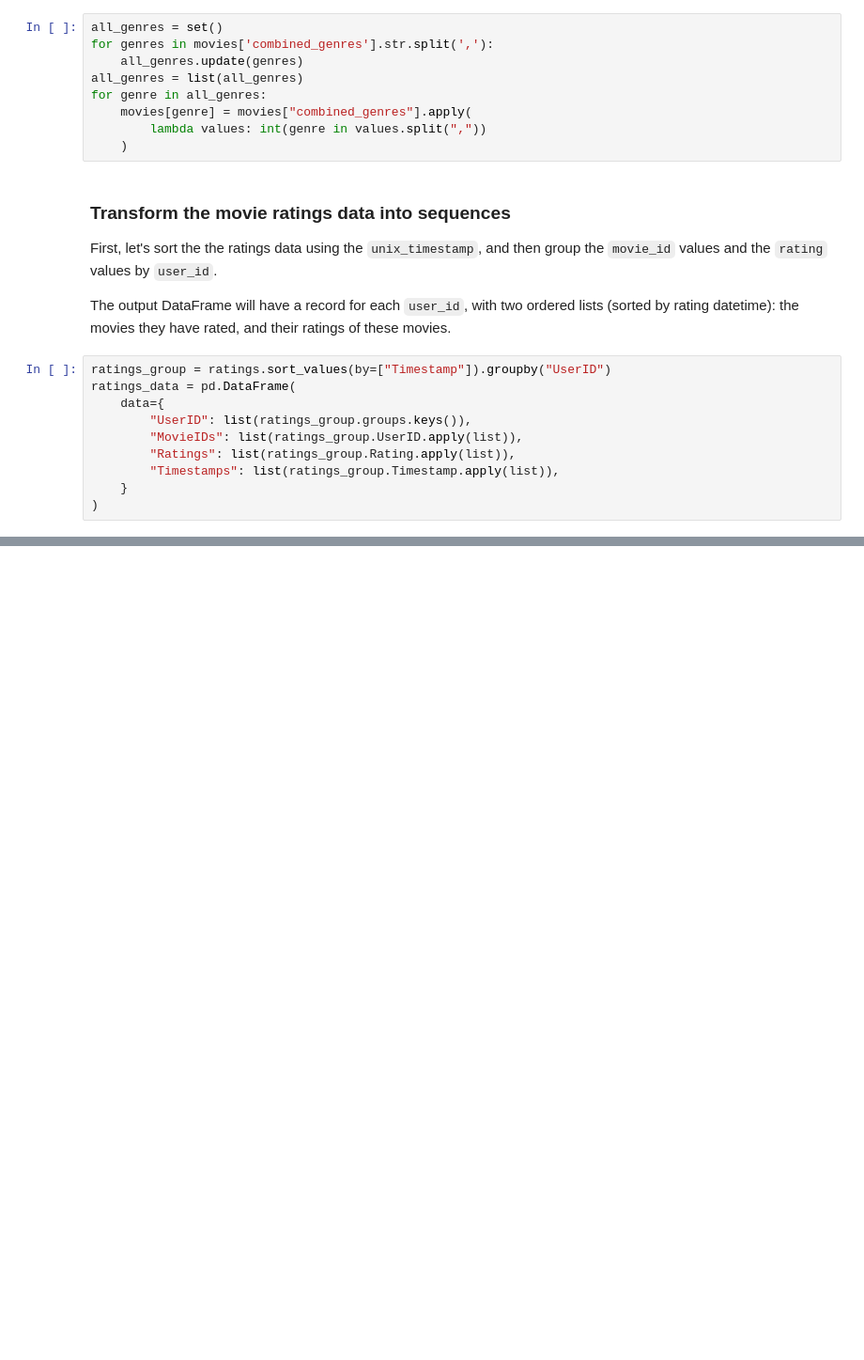
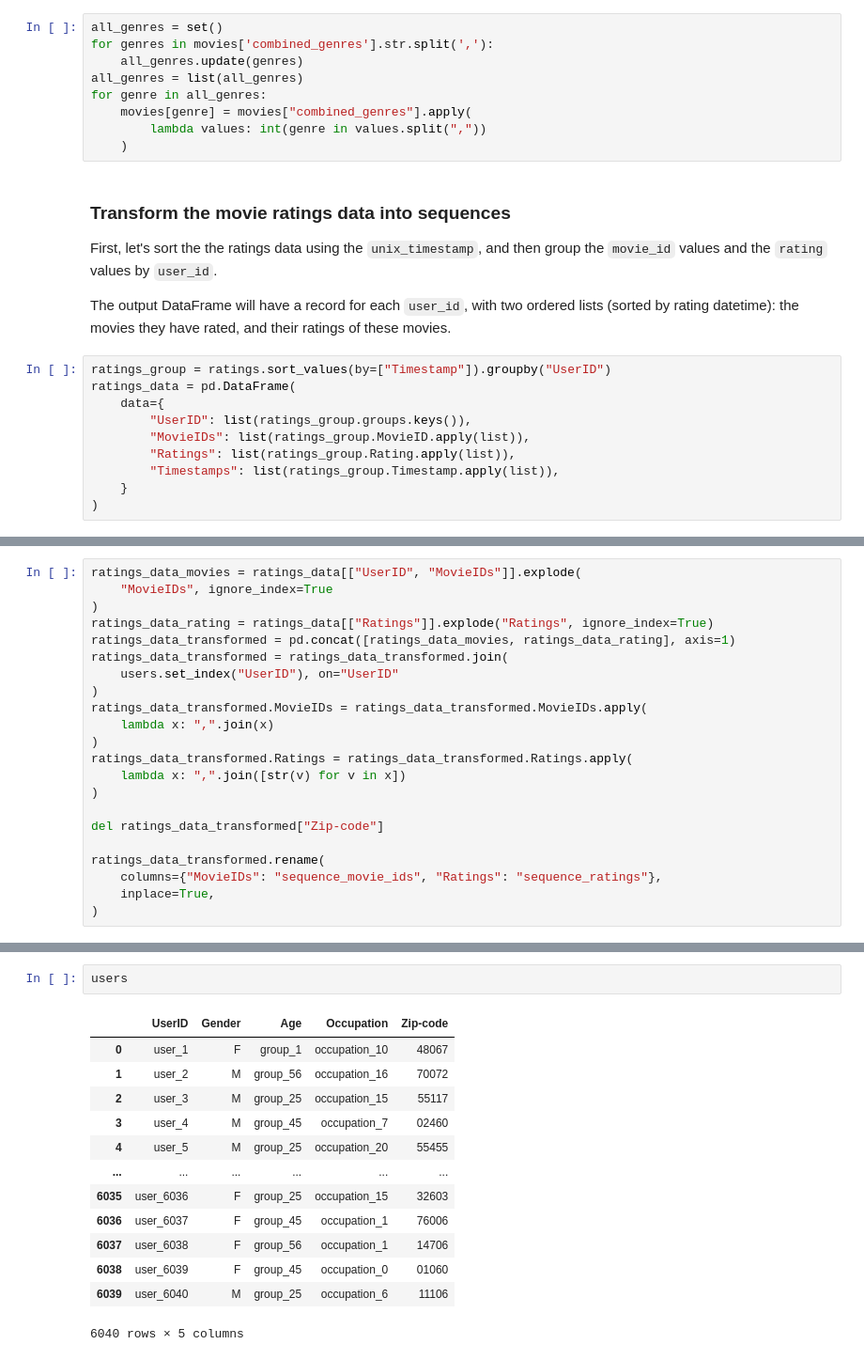
Before and after one commit to chuklee/recommender_system, a Jupyter notebook: main2.ipynb, the cells around one changed output, grey strips where cells are left out. Shown at 94% size. Saved outputs shown, nothing was run; the diff lists cells and outputs as text; blank space fills up the shorter version.

```diff
--- a/main2.ipynb
+++ b/main2.ipynb
@@ -220,7 +221,7 @@ ratings_group = ratings.sort_values(by=["Timestamp"]).groupby("UserID")
 ratings_data = pd.DataFrame(
     data={
         "UserID": list(ratings_group.groups.keys()),
-        "MovieIDs": list(ratings_group.UserID.apply(list)),
+        "MovieIDs": list(ratings_group.MovieID.apply(list)),
         "Ratings": list(ratings_group.Rating.apply(list)),
         "Timestamps": list(ratings_group.Timestamp.apply(list)),
     }
@@ -243,0 +267,22 @@ ratings_data
+# %%
+ratings_data_movies = ratings_data[["UserID", "MovieIDs"]].explode(
+    "MovieIDs", ignore_index=True
+)
+ratings_data_rating = ratings_data[["Ratings"]].explode("Ratings", ignore_index=True)
+ratings_data_transformed = pd.concat([ratings_data_movies, ratings_data_rating], axis=1)
+ratings_data_transformed = ratings_data_transformed.join(
+    users.set_index("UserID"), on="UserID"
+)
+ratings_data_transformed.MovieIDs = ratings_data_transformed.MovieIDs.apply(
+    lambda x: ",".join(x)
+)
+ratings_data_transformed.Ratings = ratings_data_transformed.Ratings.apply(
+    lambda x: ",".join([str(v) for v in x])
+)
+
+del ratings_data_transformed["Zip-code"]
+
+ratings_data_transformed.rename(
+    columns={"MovieIDs": "sequence_movie_ids", "Ratings": "sequence_ratings"},
+    inplace=True,
+)
@@ -243,0 +301,16 @@ ratings_data
+# %%
+users
+# %% [output]
+|  | UserID | Gender | Age | Occupation | Zip-code |
+| 0 | user_1 | F | group_1 | occupation_10 | 48067 |
+| 1 | user_2 | M | group_56 | occupation_16 | 70072 |
+| 2 | user_3 | M | group_25 | occupation_15 | 55117 |
+| 3 | user_4 | M | group_45 | occupation_7 | 02460 |
+| 4 | user_5 | M | group_25 | occupation_20 | 55455 |
+| ... | ... | ... | ... | ... | ... |
+| 6035 | user_6036 | F | group_25 | occupation_15 | 32603 |
+| 6036 | user_6037 | F | group_45 | occupation_1 | 76006 |
+| 6037 | user_6038 | F | group_56 | occupation_1 | 14706 |
+| 6038 | user_6039 | F | group_45 | occupation_0 | 01060 |
+| 6039 | user_6040 | M | group_25 | occupation_6 | 11106 |
+6040 rows × 5 columns
```
Also changed, not shown: parts of 27 cells of this notebook, 3 other files.
